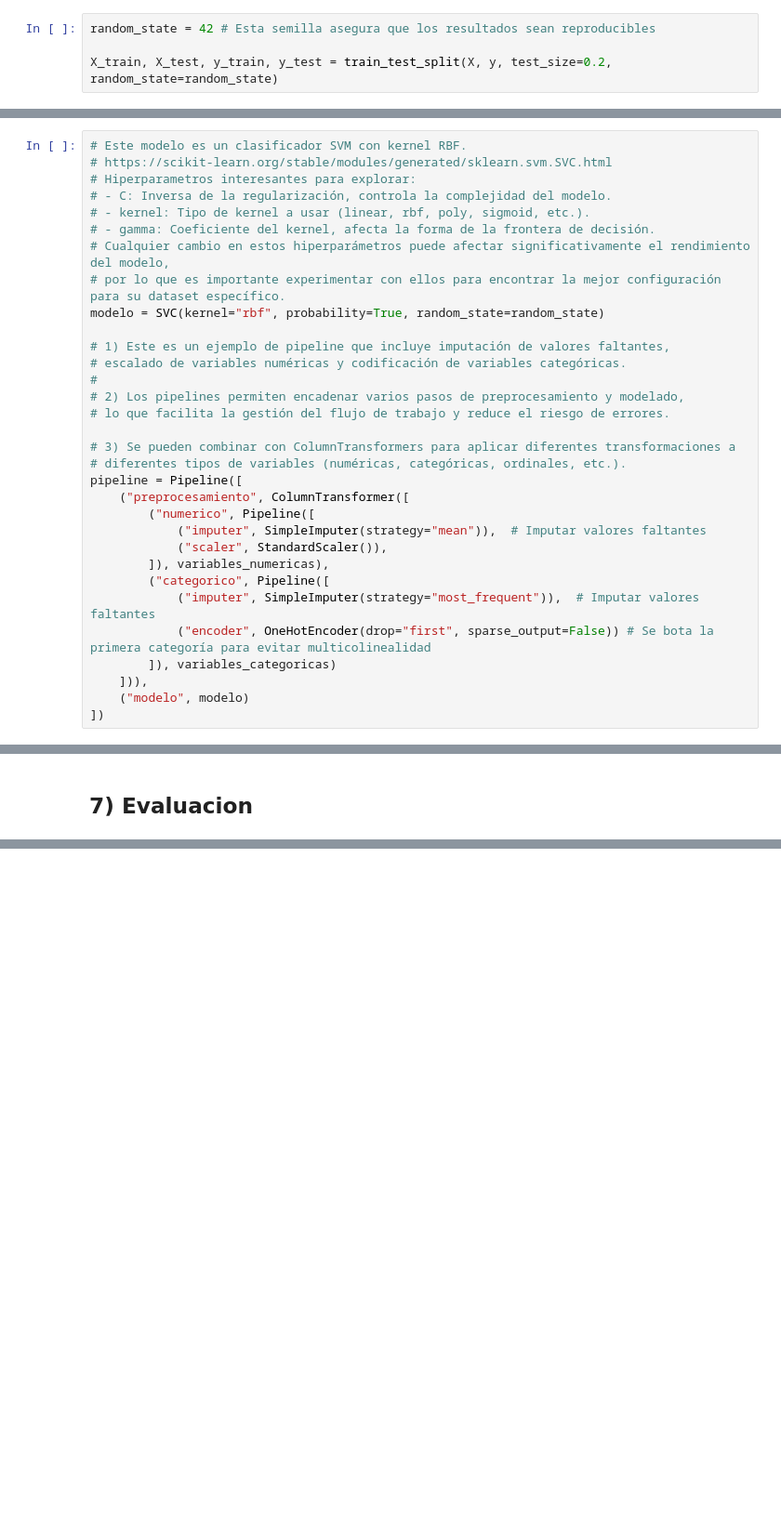
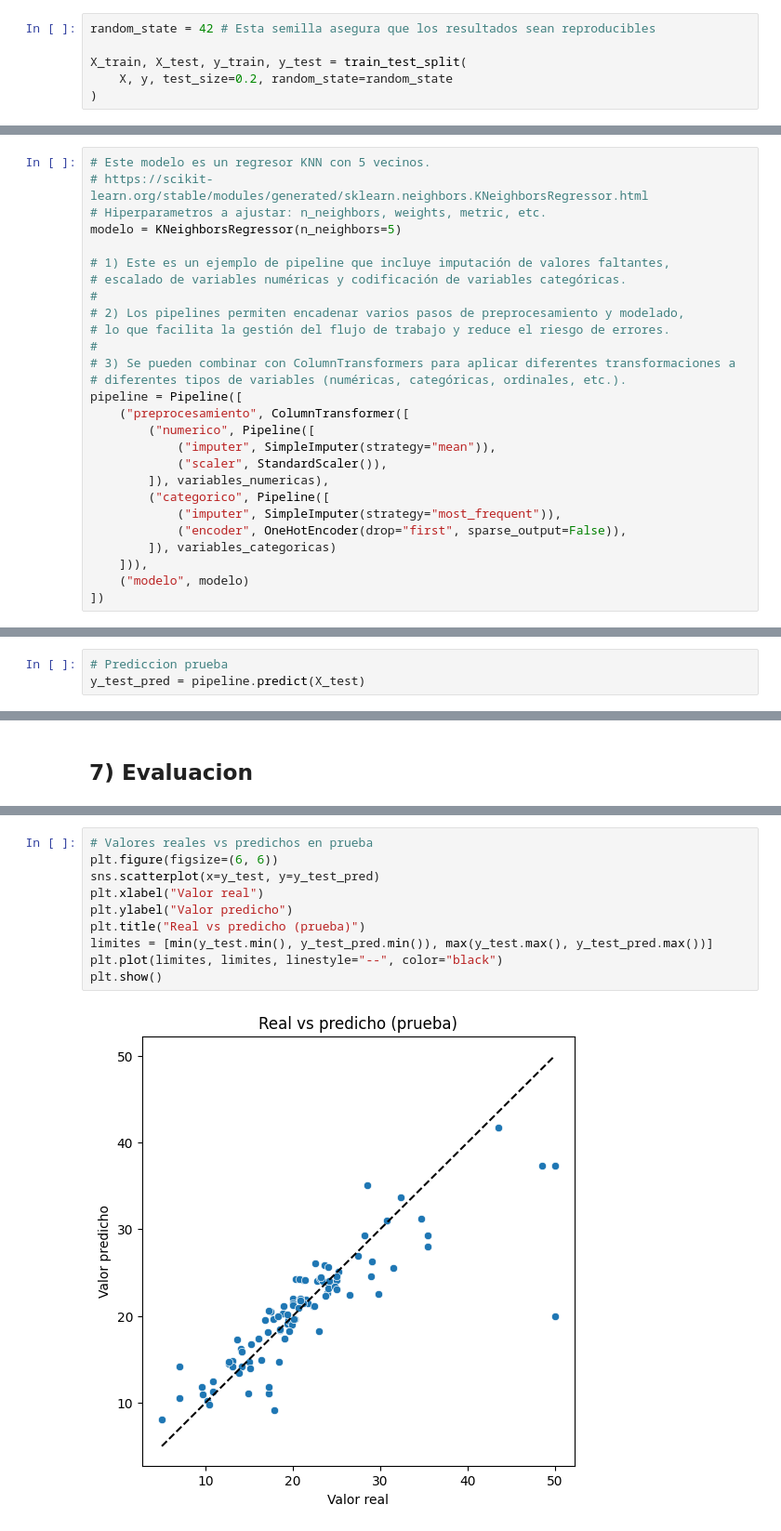
Before and after one commit to mrbungie/atdf105_2025s2, a Jupyter notebook: Python/2_tutoriales_completos/5_aprendizaje_supervisado/regresion/1_knn.ipynb, the cells around one changed output, grey strips where cells are left out. Shown at 93% size. Cells and saved outputs as stored; diff of their text form; blank space fills up the shorter version.

Commit message:
Cambios en notebooks

```diff
--- a/Python/2_tutoriales_completos/5_aprendizaje_supervisado/clasificacion/5_svm.ipynb
+++ b/Python/2_tutoriales_completos/5_aprendizaje_supervisado/regresion/1_knn.ipynb
@@ -124,5 +124,7 @@ Name: Survived, dtype: int64
 # %%
 random_state = 42 # Esta semilla asegura que los resultados sean reproducibles
 
-X_train, X_test, y_train, y_test = train_test_split(X, y, test_size=0.2, random_state=random_state)
+X_train, X_test, y_train, y_test = train_test_split(
+    X, y, test_size=0.2, random_state=random_state
+)
 # %% [markdown]
@@ -130,31 +132,26 @@ X_train, X_test, y_train, y_test = train_test_split(X, y, test_size=0.2, random_
 # %%
-# Este modelo es un clasificador SVM con kernel RBF.
-# https://scikit-learn.org/stable/modules/generated/sklearn.svm.SVC.html
-# Hiperparametros interesantes para explorar:
-# - C: Inversa de la regularización, controla la complejidad del modelo.
-# - kernel: Tipo de kernel a usar (linear, rbf, poly, sigmoid, etc.).
-# - gamma: Coeficiente del kernel, afecta la forma de la frontera de decisión.
-# Cualquier cambio en estos hiperparámetros puede afectar significativamente el rendimiento del modelo,
-# por lo que es importante experimentar con ellos para encontrar la mejor configuración para su dataset específico.
-modelo = SVC(kernel="rbf", probability=True, random_state=random_state)
+# Este modelo es un regresor KNN con 5 vecinos.
+# https://scikit-learn.org/stable/modules/generated/sklearn.neighbors.KNeighborsRegressor.html
+# Hiperparametros a ajustar: n_neighbors, weights, metric, etc.
+modelo = KNeighborsRegressor(n_neighbors=5)
 
 # 1) Este es un ejemplo de pipeline que incluye imputación de valores faltantes,
 # escalado de variables numéricas y codificación de variables categóricas.
 #
 # 2) Los pipelines permiten encadenar varios pasos de preprocesamiento y modelado,
 # lo que facilita la gestión del flujo de trabajo y reduce el riesgo de errores.
-
+#
 # 3) Se pueden combinar con ColumnTransformers para aplicar diferentes transformaciones a
 # diferentes tipos de variables (numéricas, categóricas, ordinales, etc.).
 pipeline = Pipeline([
     ("preprocesamiento", ColumnTransformer([
         ("numerico", Pipeline([
-            ("imputer", SimpleImputer(strategy="mean")),  # Imputar valores faltantes
+            ("imputer", SimpleImputer(strategy="mean")),
             ("scaler", StandardScaler()),
         ]), variables_numericas),
         ("categorico", Pipeline([
-            ("imputer", SimpleImputer(strategy="most_frequent")),  # Imputar valores faltantes
-            ("encoder", OneHotEncoder(drop="first", sparse_output=False)) # Se bota la primera categoría para evitar multicolinealidad
+            ("imputer", SimpleImputer(strategy="most_frequent")),
+            ("encoder", OneHotEncoder(drop="first", sparse_output=False)),
         ]), variables_categoricas)
     ])),
     ("modelo", modelo)
@@ -194,0 +186,3 @@ y_test_pred_class = y_test_pred >= umbral  # Convertir a clase binaria usando un
+# %%
+# Prediccion prueba
+y_test_pred = pipeline.predict(X_test)
@@ -275,0 +257,12 @@ plt.plot([0, 1], [0, 1], linestyle="--")  # random classifier
+# %%
+# Valores reales vs predichos en prueba
+plt.figure(figsize=(6, 6))
+sns.scatterplot(x=y_test, y=y_test_pred)
+plt.xlabel("Valor real")
+plt.ylabel("Valor predicho")
+plt.title("Real vs predicho (prueba)")
+limites = [min(y_test.min(), y_test_pred.min()), max(y_test.max(), y_test_pred.max())]
+plt.plot(limites, limites, linestyle="--", color="black")
+plt.show()
+# %% [output]
+[figure, added]
```
Also changed, not shown: parts of 28 cells of this notebook, 8 other files.
